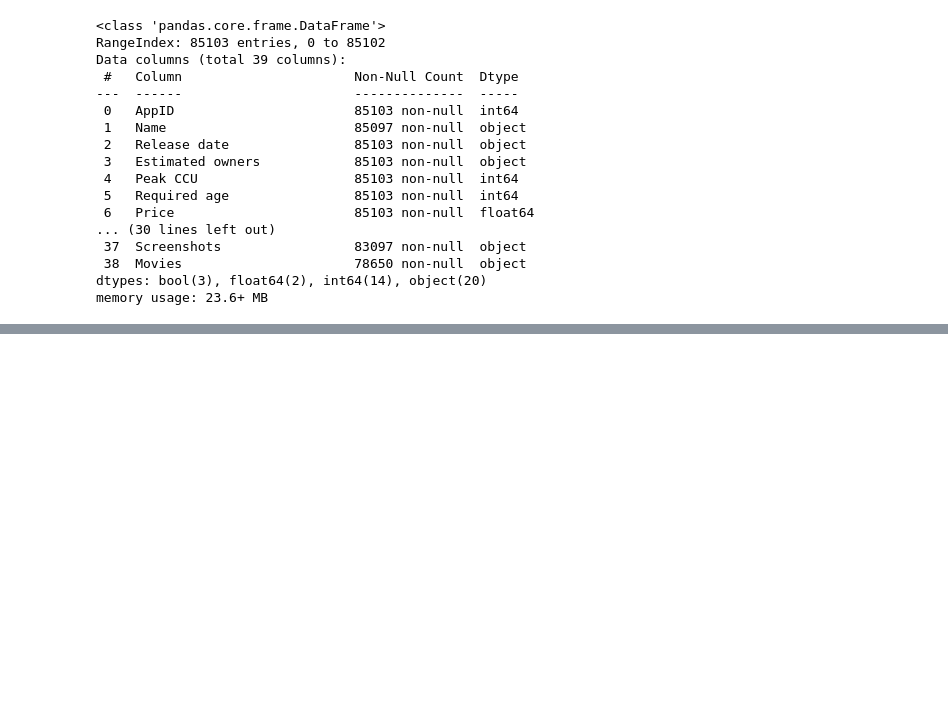
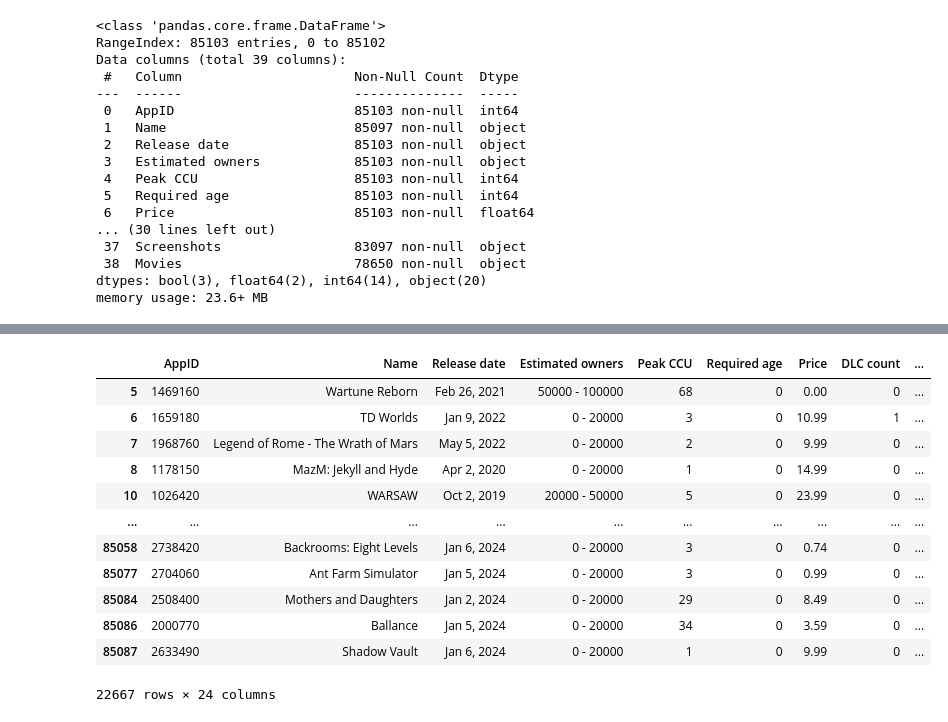
Before and after one commit to clbmartin/Hufflepuff, a Jupyter notebook: JupyterNotebooks/ETL - Nolan.ipynb, the cells around one changed output, grey strips where cells are left out. Cells and saved outputs as stored; diff of their text form; code cells hidden in the pictures; blank space fills up the shorter version.

```diff
--- a/JupyterNotebooks/ETL - Nolan.ipynb
+++ b/JupyterNotebooks/ETL - Nolan.ipynb
@@ -59,0 +83,18 @@ memory usage: 23.6+ MB
+# %%
+# Removing rows with 0 peak concurrent users (peak ccu)
+SteamGamesDroppedColumns = SteamGamesDroppedColumns[SteamGamesDroppedColumns['Peak CCU'] != 0]
+SteamGamesDroppedColumns
+# %% [output]
+|  | AppID | Name | Release date | Estimated owners | Peak CCU | Required age | Price | DLC count | ... |
+| 5 | 1469160 | Wartune Reborn | Feb 26, 2021 | 50000 - 100000 | 68 | 0 | 0.00 | 0 | ... |
+| 6 | 1659180 | TD Worlds | Jan 9, 2022 | 0 - 20000 | 3 | 0 | 10.99 | 1 | ... |
+| 7 | 1968760 | Legend of Rome - The Wrath of Mars | May 5, 2022 | 0 - 20000 | 2 | 0 | 9.99 | 0 | ... |
+| 8 | 1178150 | MazM: Jekyll and Hyde | Apr 2, 2020 | 0 - 20000 | 1 | 0 | 14.99 | 0 | ... |
+| 10 | 1026420 | WARSAW | Oct 2, 2019 | 20000 - 50000 | 5 | 0 | 23.99 | 0 | ... |
+| ... | ... | ... | ... | ... | ... | ... | ... | ... | ... |
+| 85058 | 2738420 | Backrooms: Eight Levels | Jan 6, 2024 | 0 - 20000 | 3 | 0 | 0.74 | 0 | ... |
+| 85077 | 2704060 | Ant Farm Simulator | Jan 5, 2024 | 0 - 20000 | 3 | 0 | 0.99 | 0 | ... |
+| 85084 | 2508400 | Mothers and Daughters | Jan 2, 2024 | 0 - 20000 | 29 | 0 | 8.49 | 0 | ... |
+| 85086 | 2000770 | Ballance | Jan 5, 2024 | 0 - 20000 | 34 | 0 | 3.59 | 0 | ... |
+| 85087 | 2633490 | Shadow Vault | Jan 6, 2024 | 0 - 20000 | 1 | 0 | 9.99 | 0 | ... |
+22667 rows × 24 columns
```
Also changed, not shown: parts of 4 cells of this notebook.
